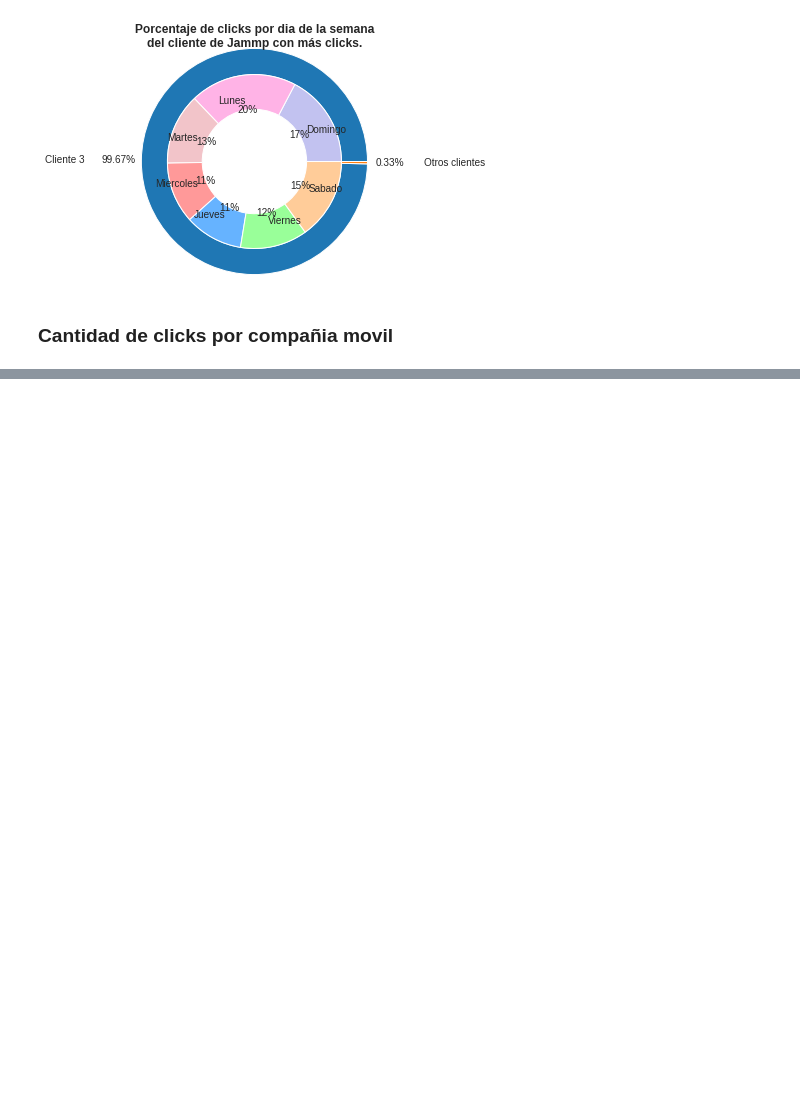
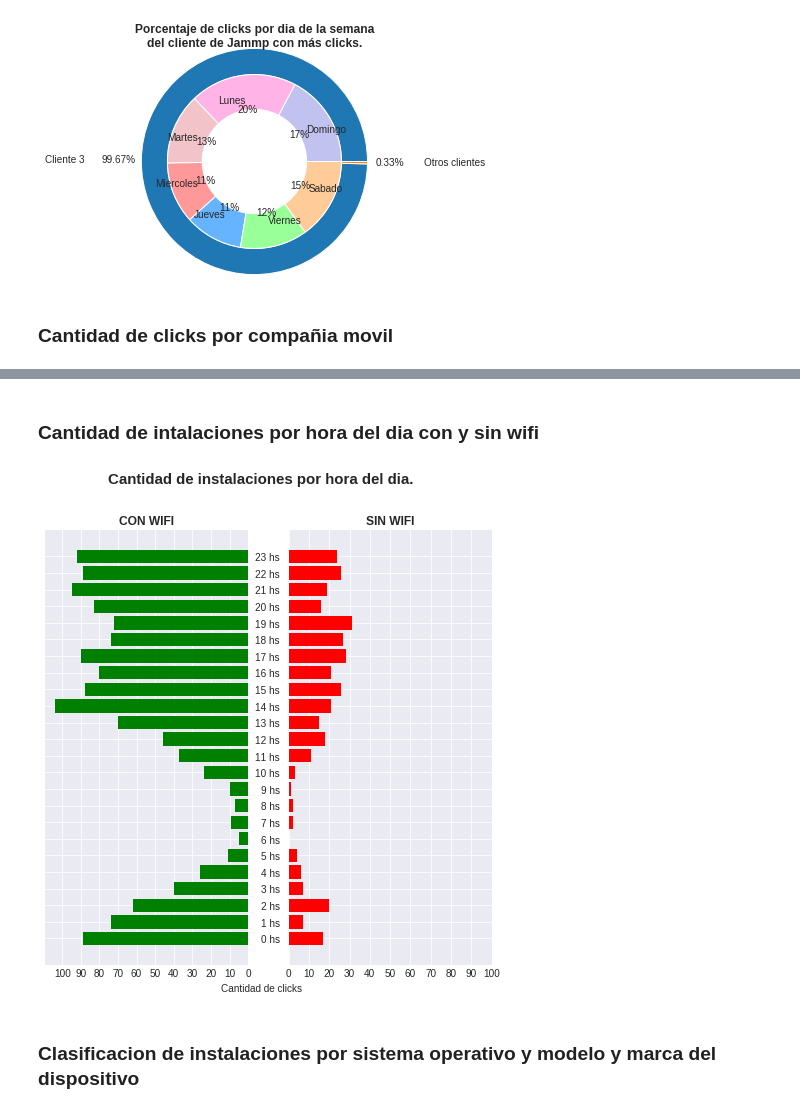
Before and after one commit to freedocx/7506Jampp, a Jupyter notebook: Ani/analisis-exploratorio-jammp.ipynb, the cells around one changed output, grey strips where cells are left out. Cells and saved outputs as stored; diff of their text form; code cells hidden in the pictures; blank space fills up the shorter version.

```diff
--- a/Ani/analisis-exploratorio-jammp.ipynb
+++ b/Ani/analisis-exploratorio-jammp.ipynb
@@ -533,0 +535,46 @@ plt.show()
+# %% [markdown]
+### Cantidad de intalaciones por hora del dia con y sin wifi
+# %%
+installs_por_dia = installs[['wifi', 'created']]
+installs_por_dia = installs_por_dia.dropna()
+installs_por_dia['hora'] = installs_por_dia['created'].map(lambda x: int(x.strftime("%H")))
+# %%
+bool_wifi = installs_por_dia['wifi'].unique()
+con_wifi = installs_por_dia[installs_por_dia.wifi==bool_wifi[0]].groupby('hora').size()
+sin_wifi = installs_por_dia[installs_por_dia.wifi==bool_wifi[1]].groupby('hora').size()
+# %%
+sin_wifi.at[6]=0
+sin_wifi = sin_wifi.sort_index()
+con_wifi = con_wifi.sort_index()
+# %%
+#Grafico
+
+fig, axes = plt.subplots(ncols=2, sharey=True,figsize=(8, 8))
+plt.suptitle('Cantidad de instalaciones por hora del dia.', fontweight='bold', size=15)
+y = range(24)
+x = range(0,max(max(sin_wifi),max(con_wifi)),10)
+
+# con wifi
+axes[0].barh(y, con_wifi, align='center', color='green')
+axes[0].invert_xaxis()
+
+axes[0].set_title('CON WIFI', fontweight='bold')
+axes[0].set_xticks(x)
+axes[0].tick_params(axis='y', labelleft=False)
+
+# sin wifi
+axes[1].barh(y, sin_wifi, align='center', color='red')
+
+axes[1].set_title('SIN WIFI', fontweight='bold' )
+axes[1].set_xticks(x)
+axes[1].set_yticks(y)
+axes[1].set_yticklabels([('{} hs  '.format(i)) for i in range(24)])
+axes[1].tick_params(axis='y', labelright=False, labelleft = True)
+
+fig.text(0.5, 0.08, 'Cantidad de clicks', ha='center')
+
+plt.show()
+# %% [output]
+[figure, added]
+# %% [markdown]
+### Clasificacion de instalaciones por sistema operativo y modelo y marca del dispositivo
```
Also changed, not shown: parts of 6 cells of this notebook.
